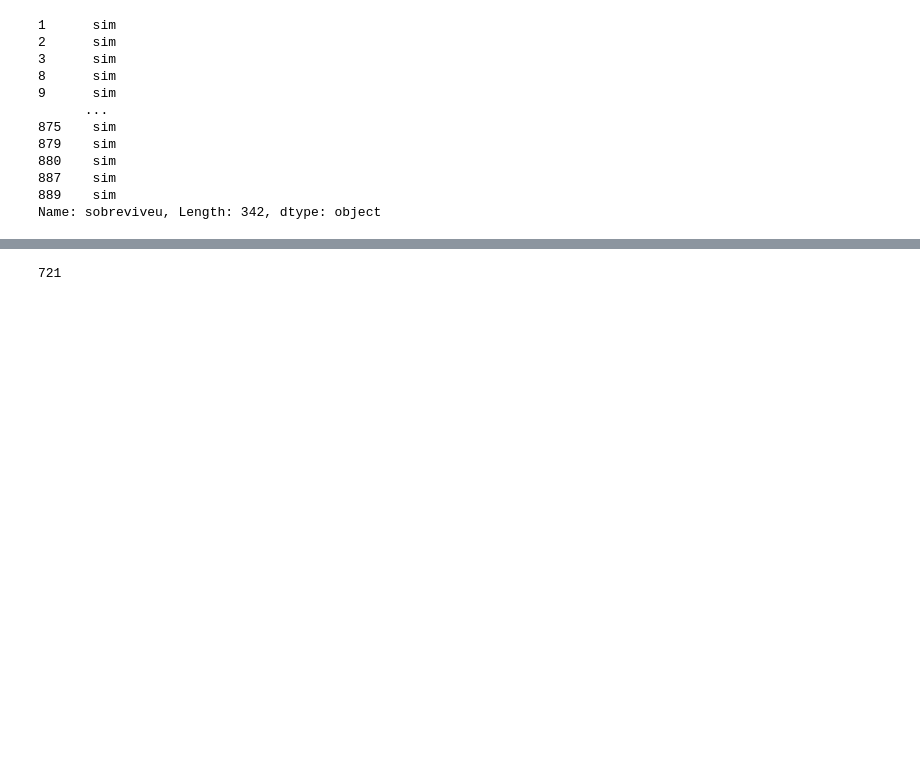
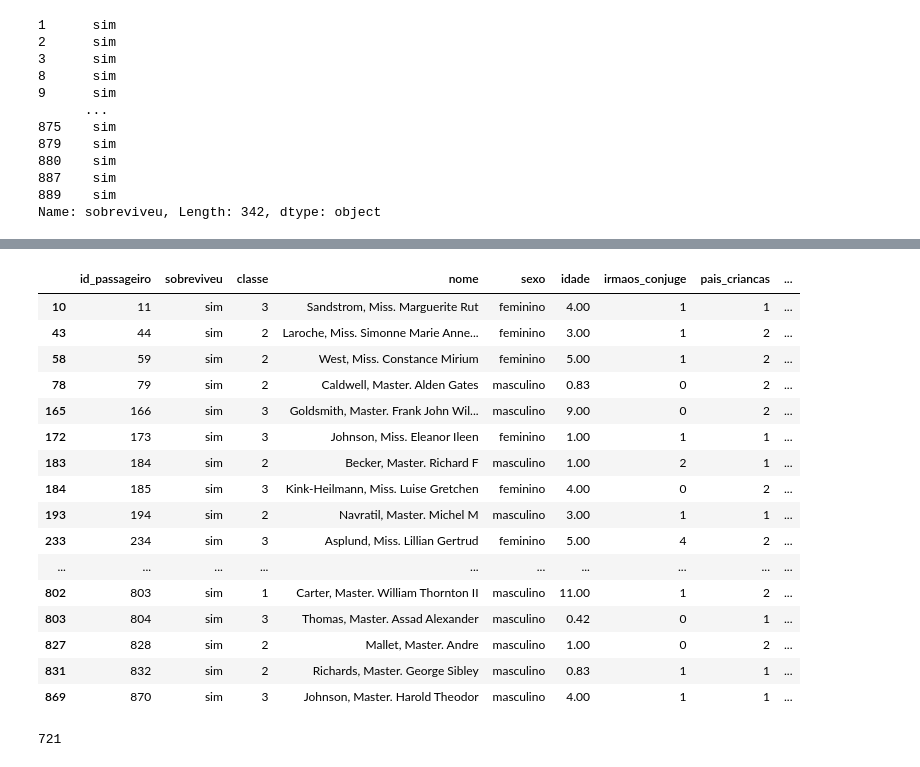
Before and after one commit to renankalil/intro_python_verao_ime_2023, a Jupyter notebook: exercicios/exercicio02.ipynb, the cells around one changed output, grey strips where cells are left out. Drawn from its saved outputs; the diff is of its cells as text; code cells hidden in the pictures; blank space fills up the shorter version.

```diff
--- a/exercicios/exercicio02.ipynb
+++ b/exercicios/exercicio02.ipynb
@@ -80,3 +83,24 @@ Name: sobreviveu, Length: 342, dtype: object
+# %%
+df.loc[(df['idade'] < 12.0) & (df['sobreviveu'] == "sim")]
+#39 pessoas com menos de 12 anos sobreviveram
+# %% [output]
+|  | id_passageiro | sobreviveu | classe | nome | sexo | idade | irmaos_conjuge | pais_criancas | ... |
+| 10 | 11 | sim | 3 | Sandstrom, Miss. Marguerite Rut | feminino | 4.00 | 1 | 1 | ... |
+| 43 | 44 | sim | 2 | Laroche, Miss. Simonne Marie Anne... | feminino | 3.00 | 1 | 2 | ... |
+| 58 | 59 | sim | 2 | West, Miss. Constance Mirium | feminino | 5.00 | 1 | 2 | ... |
+| 78 | 79 | sim | 2 | Caldwell, Master. Alden Gates | masculino | 0.83 | 0 | 2 | ... |
+| 165 | 166 | sim | 3 | Goldsmith, Master. Frank John Wil... | masculino | 9.00 | 0 | 2 | ... |
+| 172 | 173 | sim | 3 | Johnson, Miss. Eleanor Ileen | feminino | 1.00 | 1 | 1 | ... |
+| 183 | 184 | sim | 2 | Becker, Master. Richard F | masculino | 1.00 | 2 | 1 | ... |
+| 184 | 185 | sim | 3 | Kink-Heilmann, Miss. Luise Gretchen | feminino | 4.00 | 0 | 2 | ... |
+| 193 | 194 | sim | 2 | Navratil, Master. Michel M | masculino | 3.00 | 1 | 1 | ... |
+| 233 | 234 | sim | 3 | Asplund, Miss. Lillian Gertrud | feminino | 5.00 | 4 | 2 | ... |
+| ... | ... | ... | ... | ... | ... | ... | ... | ... | ... |
+| 802 | 803 | sim | 1 | Carter, Master. William Thornton II | masculino | 11.00 | 1 | 2 | ... |
+| 803 | 804 | sim | 3 | Thomas, Master. Assad Alexander | masculino | 0.42 | 0 | 1 | ... |
+| 827 | 828 | sim | 2 | Mallet, Master. Andre | masculino | 1.00 | 0 | 2 | ... |
+| 831 | 832 | sim | 2 | Richards, Master. George Sibley | masculino | 0.83 | 1 | 1 | ... |
+| 869 | 870 | sim | 3 | Johnson, Master. Harold Theodor | masculino | 4.00 | 1 | 1 | ... |
 # %%
 #questão3
 df["embarque"].loc[(df["embarque"] == "Southampton") | (df["embarque"] == "Queenstow")].count()
```
Also changed, not shown: parts of 5 cells of this notebook.
